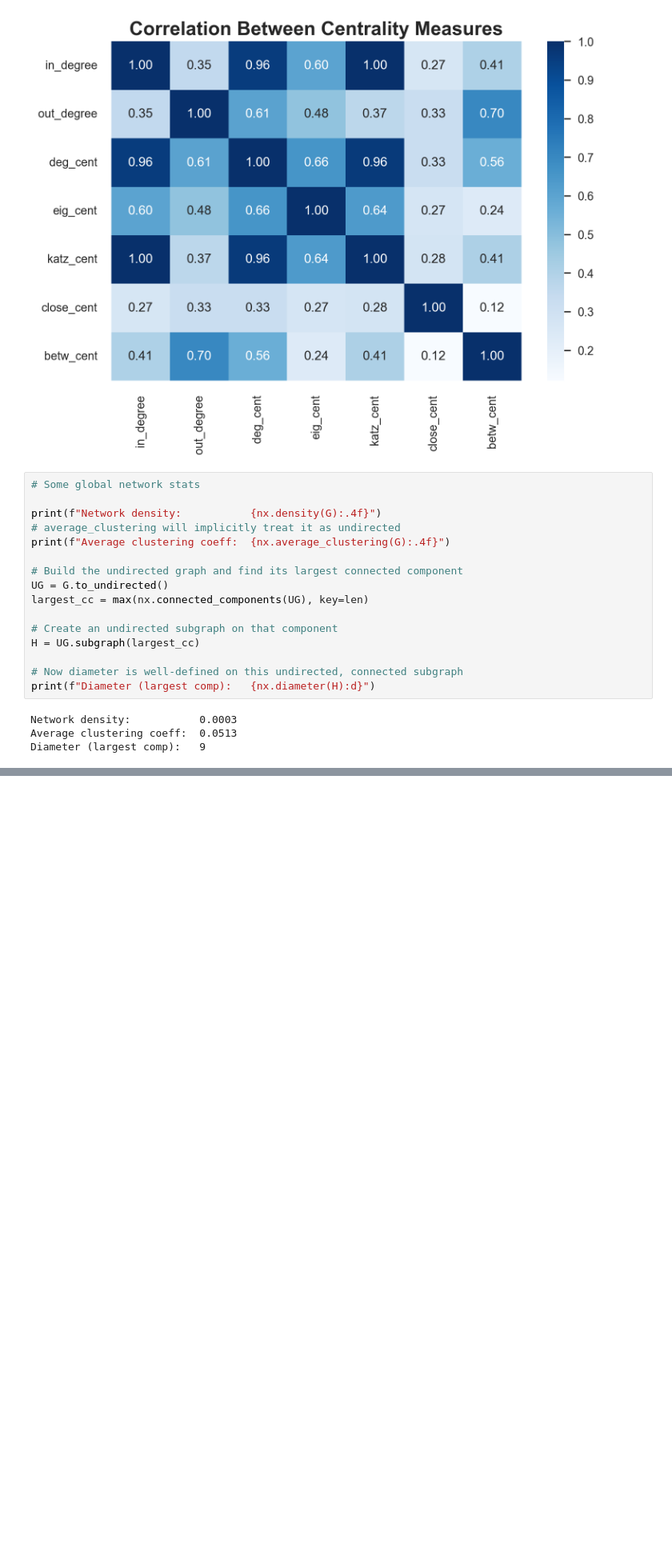
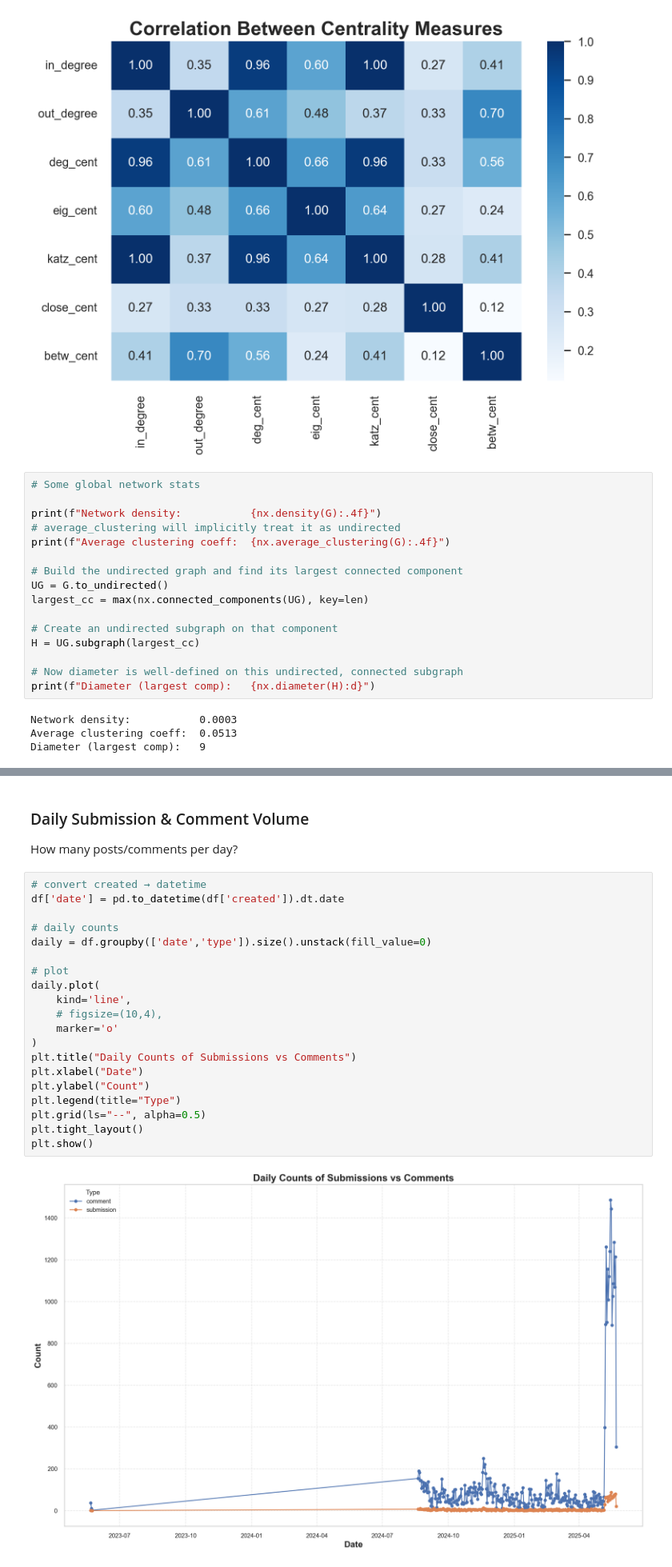
Before and after one commit to mayankkantharia/Social-Media-and-Network-Analysis-of-Russia-Ukraine-War, a Jupyter notebook: Processing/reddit_data_processing.ipynb, the cells around one changed output, grey strips where cells are left out. Shown at 80% size. Cells and saved outputs as stored; diff of their text form; blank space fills up the shorter version.

```diff
--- a/Processing/reddit_data_processing.ipynb
+++ b/Processing/reddit_data_processing.ipynb
@@ -545,0 +651,26 @@ Diameter (largest comp):   9
+# %% [markdown]
+### Daily Submission & Comment Volume
+
+How many posts/comments per day?
+# %%
+# convert created → datetime
+df['date'] = pd.to_datetime(df['created']).dt.date
+
+# daily counts
+daily = df.groupby(['date','type']).size().unstack(fill_value=0)
+
+# plot
+daily.plot(
+    kind='line',
+    # figsize=(10,4),
+    marker='o'
+)
+plt.title("Daily Counts of Submissions vs Comments")
+plt.xlabel("Date")
+plt.ylabel("Count")
+plt.legend(title="Type")
+plt.grid(ls="--", alpha=0.5)
+plt.tight_layout()
+plt.show()
+# %% [output]
+[figure, added]
```
Also changed, not shown: parts of 12 cells of this notebook.
